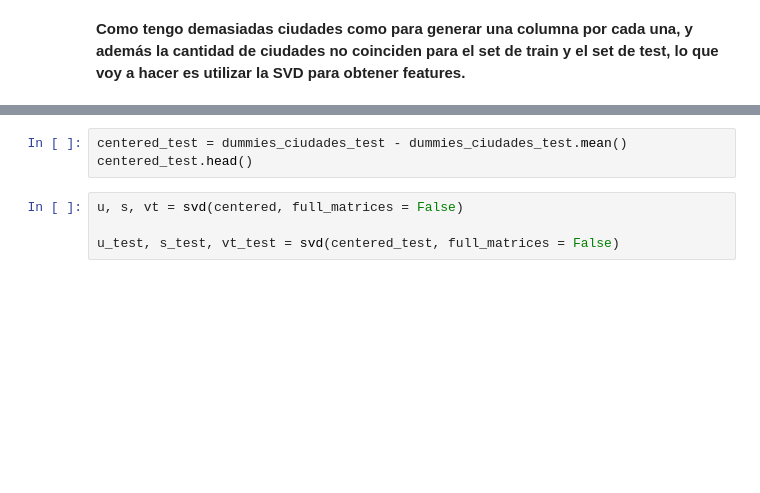
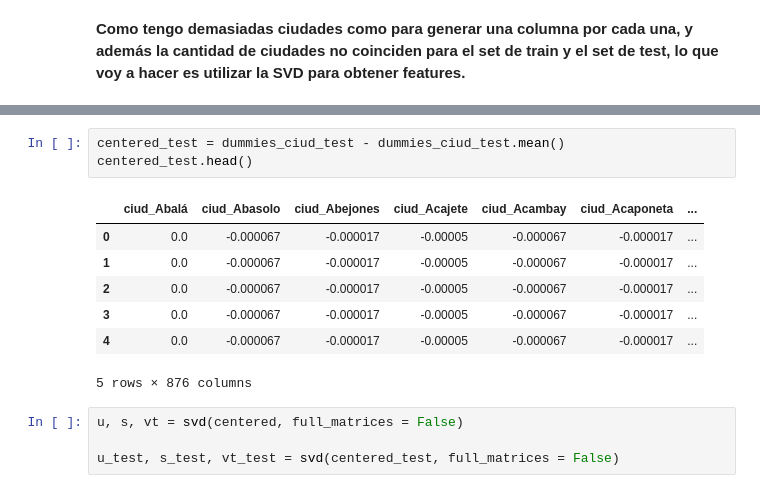
Before and after one commit to luctiz/Grupo43-TP2, a Jupyter notebook: TP2_Features_Soledad.ipynb, the cells around one changed output, grey strips where cells are left out. Cells and saved outputs as stored; diff of their text form; blank space fills up the shorter version.

```diff
--- a/TP2_Features_Soledad.ipynb
+++ b/TP2_Features_Soledad.ipynb
@@ -673,6 +865,14 @@ centered.head()
 # %%
-centered_test = dummies_ciudades_test - dummies_ciudades_test.mean()
+centered_test = dummies_ciud_test - dummies_ciud_test.mean()
 centered_test.head()
+# %% [output]
+|  | ciud_Abalá | ciud_Abasolo | ciud_Abejones | ciud_Acajete | ciud_Acambay | ciud_Acaponeta | ... |
+| 0 | 0.0 | -0.000067 | -0.000017 | -0.00005 | -0.000067 | -0.000017 | ... |
+| 1 | 0.0 | -0.000067 | -0.000017 | -0.00005 | -0.000067 | -0.000017 | ... |
+| 2 | 0.0 | -0.000067 | -0.000017 | -0.00005 | -0.000067 | -0.000017 | ... |
+| 3 | 0.0 | -0.000067 | -0.000017 | -0.00005 | -0.000067 | -0.000017 | ... |
+| 4 | 0.0 | -0.000067 | -0.000017 | -0.00005 | -0.000067 | -0.000017 | ... |
+5 rows × 876 columns
 # %%
 u, s, vt = svd(centered, full_matrices = False)
 
```
Also changed, not shown: parts of 70 cells of this notebook.
